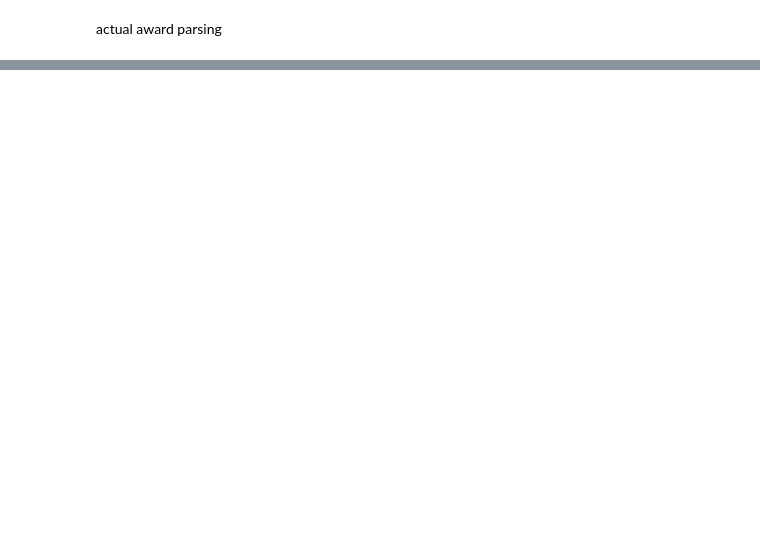
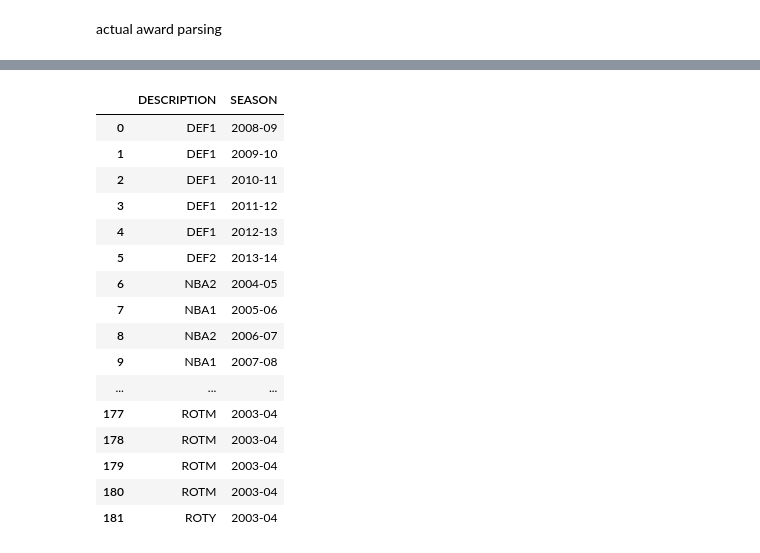
Before and after one commit to kingtusks/dagger, a Jupyter notebook: setup/test.ipynb, the cells around one changed output, grey strips where cells are left out. Cells and saved outputs as stored; diff of their text form; code cells hidden in the pictures; blank space fills up the shorter version.

```diff
--- a/setup/test.ipynb
+++ b/setup/test.ipynb
@@ -84,12 +91,55 @@ clean_lebron_awards_df
 # %% [markdown]
 actual award parsing
 # %%
-for index, playerDict in enumerate(players[:10]):
-    #print(index, playerDict)
-    pid = playerDict["id"]
-    award_df = playerawards.PlayerAwards(player_id=pid).get_data_frames()[0]
-    print(playerDict["full_name"])
-    print(award_df.columns)
-    print(award_df[["DESCRIPTION", "ALL_NBA_TEAM_NUMBER"]])
-    print()
+def getAwards(pid: int):
+    awards_df = playerawards.PlayerAwards(player_id=pid).get_data_frames()[0]
+
+    acronym_hmap = {
+        "All-Defensive Team": "DEF",''
+        "All-NBA": "NBA",
+        "All-Rookie Team": "ROOK",
+        "NBA All-Star": "AS",
+        "NBA All-Star Most Valuable Player": "ASMVP",
+        "NBA Champion": "CHAMP",
+        "NBA Cup All-Tournament Team": "CUP",
+        "NBA Cup Most Valuable Player": "CUPMVP",
+        "NBA Finals Most Valuable Player": "FMVP",
+        "NBA Most Valuable Player": "MVP",
+        "NBA Player of the Month": "POTM",
+        "NBA Player of the Week": "POTW",
+        "NBA Rookie of the Month": "ROTM",
+        "NBA Rookie of the Year": "ROTY",
+    }
+
+    all_nba_set = {"DEF", "NBA", "ROOK", "CUP"}
+
+    awards_df = awards_df[awards_df["DESCRIPTION"].isin(acronym_hmap)]
+    awards_df = awards_df.drop([
+        "FIRST_NAME",
+        "LAST_NAME",
+        "CONFERENCE",
+        "TYPE",
+        "SUBTYPE1",
+        "SUBTYPE2",
+        "SUBTYPE3",
+        "MONTH",
+        "WEEK",
+        "PERSON_ID",
+        "TEAM"
+    ], axis=1)
+
+    awards_df["ALL_NBA_TEAM_NUMBER"] = awards_df["ALL_NBA_TEAM_NUMBER"].fillna(0)
+    awards_df = awards_df.replace(r'^\s*$', 0, regex=True)
+    #^ gets rid of empty strings
+
+    awards_df["DESCRIPTION"] = awards_df["DESCRIPTION"].map(acronym_hmap)
+    awards_df["DESCRIPTION"] = awards_df.apply(
+        lambda r: f"{r['DESCRIPTION']}{r['ALL_NBA_TEAM_NUMBER']}"
+        if r['DESCRIPTION'] in all_nba_set else r['DESCRIPTION'],
+        axis=1
+    )
+
+    return awards_df.drop(["ALL_NBA_TEAM_NUMBER"], axis=1)
+
+getAwards(2544)
 # %% [output]
@@ -112,0 +146,17 @@ Index(['PERSON_ID', 'FIRST_NAME', 'LAST_NAME', 'TEAM', 'DESCRIPTION',
+|  | DESCRIPTION | SEASON |
+| 0 | DEF1 | 2008-09 |
+| 1 | DEF1 | 2009-10 |
+| 2 | DEF1 | 2010-11 |
+| 3 | DEF1 | 2011-12 |
+| 4 | DEF1 | 2012-13 |
+| 5 | DEF2 | 2013-14 |
+| 6 | NBA2 | 2004-05 |
+| 7 | NBA1 | 2005-06 |
+| 8 | NBA2 | 2006-07 |
+| 9 | NBA1 | 2007-08 |
+| ... | ... | ... |
+| 177 | ROTM | 2003-04 |
+| 178 | ROTM | 2003-04 |
+| 179 | ROTM | 2003-04 |
+| 180 | ROTM | 2003-04 |
+| 181 | ROTY | 2003-04 |
```
Also changed, not shown: parts of 4 cells of this notebook, 2 other files.
